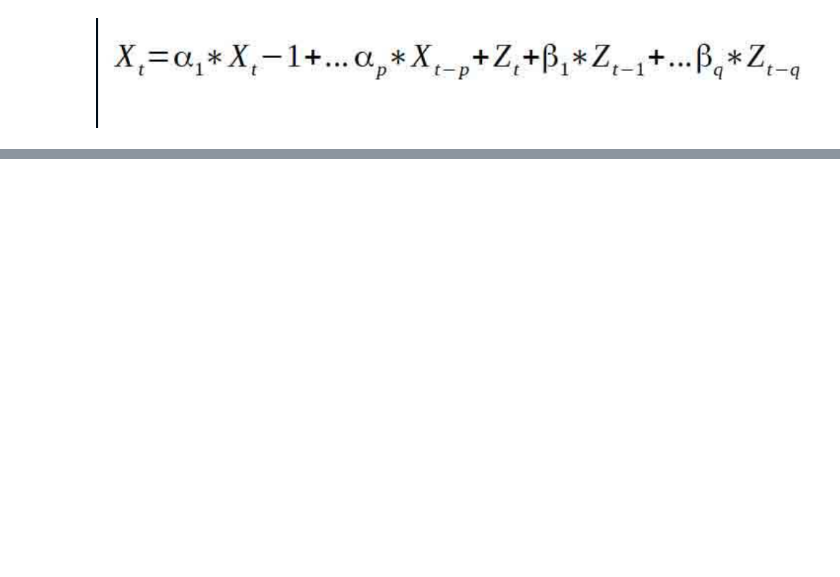
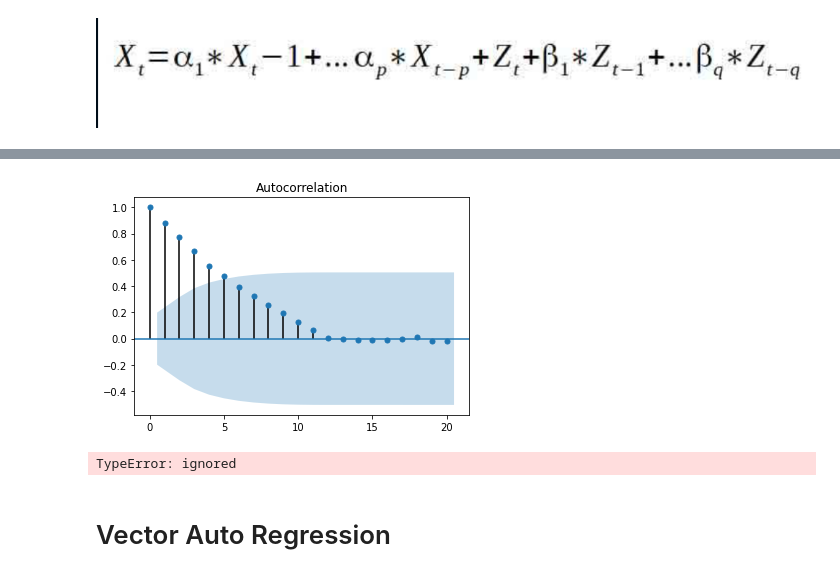
Before and after one commit to vvtrip/ml_manifestations, a Jupyter notebook: 14_time_series/time_series_advanced.ipynb, the cells around one changed output, grey strips where cells are left out. Saved outputs shown, nothing was run; the diff lists cells and outputs as text; code cells hidden in the pictures; blank space fills up the shorter version.

Commit message:
adds ARIMA, Vector auto regression

```diff
--- a/14_time_series/time_series_advanced.ipynb
+++ b/14_time_series/time_series_advanced.ipynb
@@ -369,0 +448,39 @@ It is a combination of AR and MA represented using the above equation.
+# %%
+plot_acf(df['Close*'])
+plt.show()
+# %% [output]
+[figure, added]
+# %%
+from statsmodels.tsa.arima.model import ARIMA
+
+from sklearn.metrics import mean_squared_error
+
+X = df['Close*'].values
+
+size = int(len(X) * 0.8)
+
+train, test = X[0:size], X[size:len(X)]
+
+history = [x for x in train]
+
+predictions = list()
+
+for t in range(len(test)):
+
+	model = ARIMA(history, order=(5,1,0))
+
+	model_fit = model.fit(disp=0)
+
+	output = model_fit.forecast()
+
+	yhat = output[0]
+
+	predictions.append(yhat)
+
+	obs = test[t]
+
+	history.append(obs)
+
+	#print('predicted=%f, expected=%f' % (yhat, obs))
+# %% [output]
+TypeError: ignored
@@ -369,0 +499,2 @@ It is a combination of AR and MA represented using the above equation.
+# %% [markdown]
+# Vector Auto Regression
```
Also changed, not shown: parts of 18 cells of this notebook.
